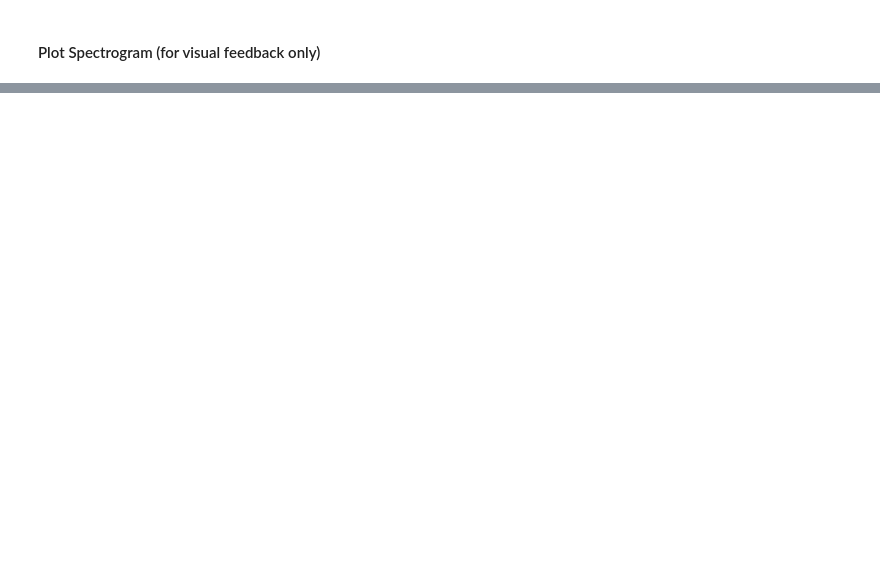
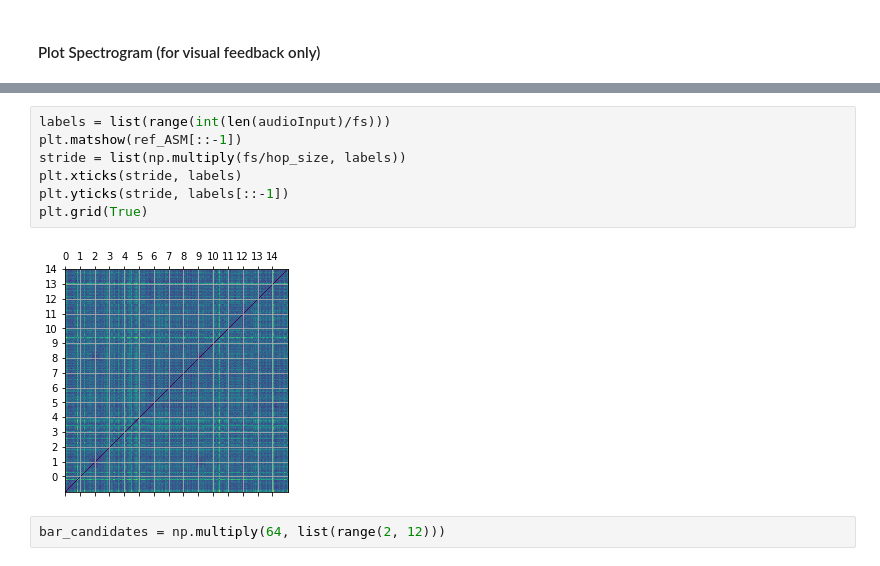
Before and after one commit to ljoglar/time_signature_estimations, a Jupyter notebook: Tempo_Estimation.ipynb, the cells around one changed output, grey strips where cells are left out. Saved outputs shown, nothing was run; the diff lists cells and outputs as text; blank space fills up the shorter version.

```diff
--- a/Tempo_Estimation.ipynb
+++ b/Tempo_Estimation.ipynb
@@ -93,0 +93,11 @@ ref_ASM = pdist(spectrogram)
+# %%
+labels = list(range(int(len(audioInput)/fs)))
+plt.matshow(ref_ASM[::-1])
+stride = list(np.multiply(fs/hop_size, labels))
+plt.xticks(stride, labels)
+plt.yticks(stride, labels[::-1])
+plt.grid(True)
+# %% [output]
+[figure, added]
+# %%
+bar_candidates = np.multiply(64, list(range(2, 12)))
```
Also changed, not shown: parts of 8 cells of this notebook.
